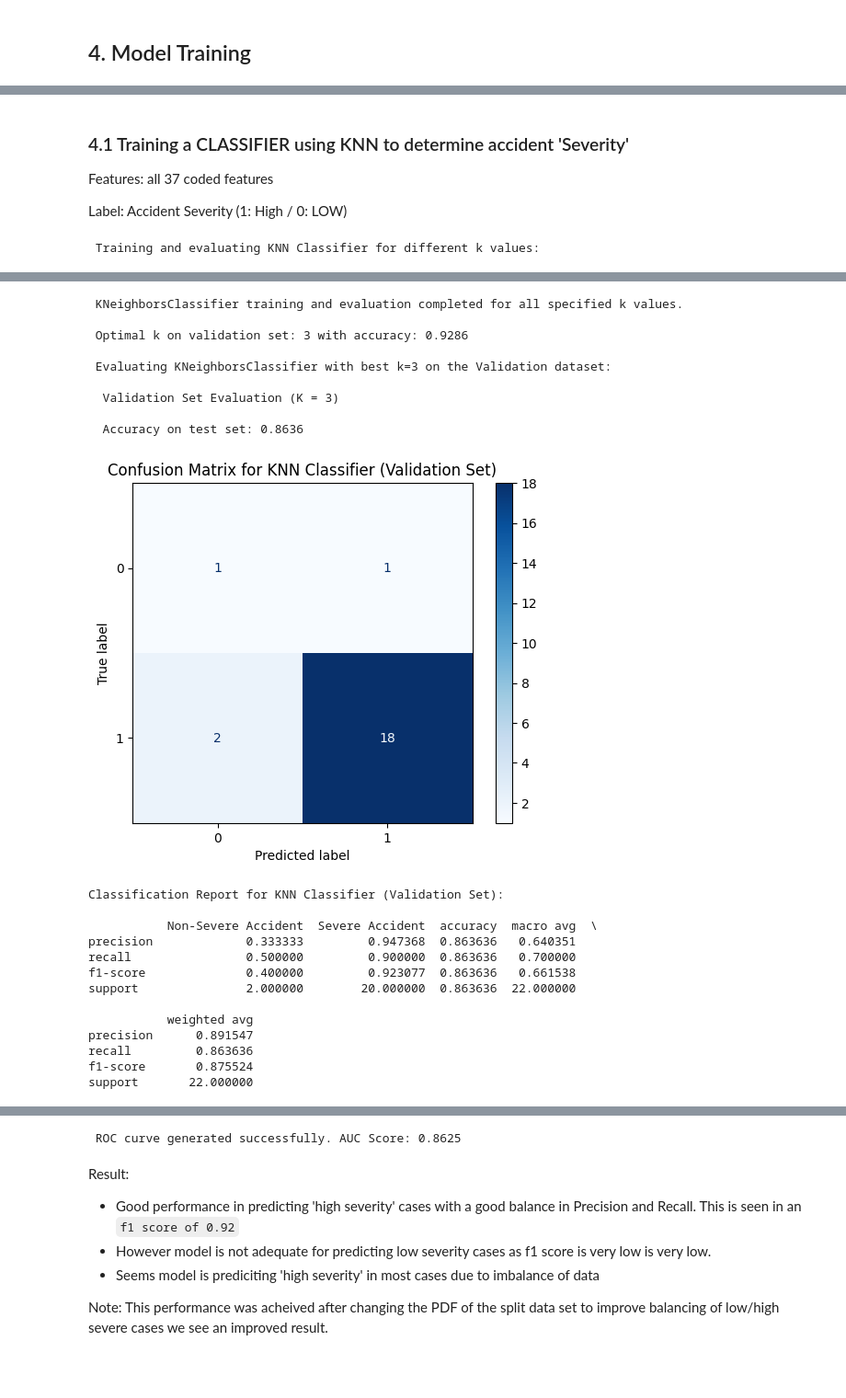
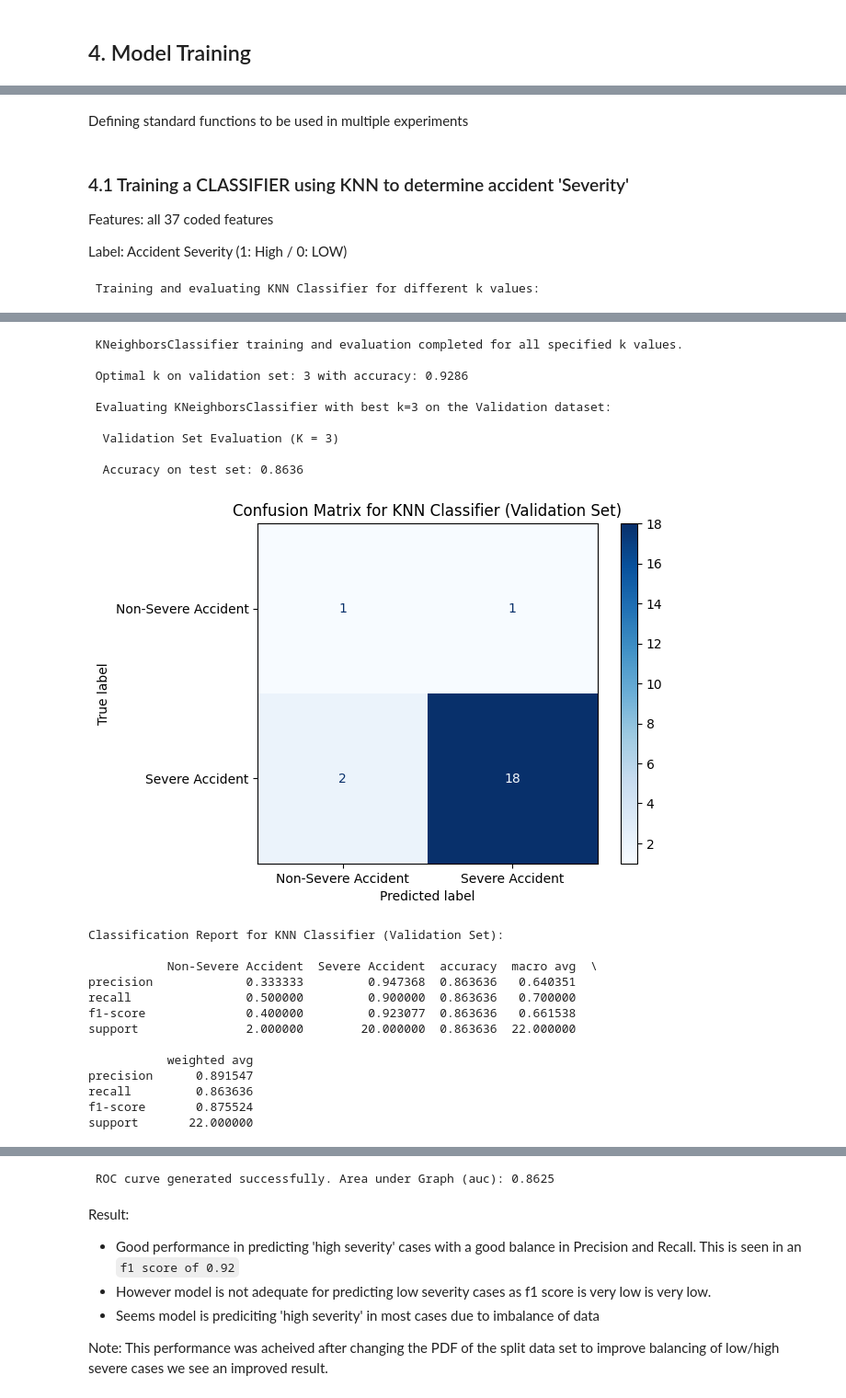
Before and after one commit to michael-vella/ics5110-assignment, a Jupyter notebook: notebooks/final/3c_KNN_MMIZZI.ipynb, the cells around one changed output, grey strips where cells are left out. Shown at 92% size. Drawn from its saved outputs; the diff is of its cells as text; code cells hidden in the pictures; blank space fills up the shorter version.

Commit message:
KNN_notebook update results

```diff
--- a/notebooks/final/3c_KNN_MMIZZI.ipynb
+++ b/notebooks/final/3c_KNN_MMIZZI.ipynb
@@ -1010,5 +1039,5 @@ Where class '0' or '1' refer to the target prediction class, that is;
 # %%
-# Create empty sample data
+# Create an empty sample data
 test_data = {
     'Test Name': [],
     'k Value': [],
@@ -1019,8 +1048,10 @@ test_data = {
     'Class 1 Recall': [],
     'Class 0 F1 Score': [],
     'Class 1 F1 Score': [],
-    'AUG': []
+    'auc': []
 }
 
 # Create DataFrame
 kpi_table = pd.DataFrame(test_data)
+# %% [markdown]
+Defining standard functions to be used in multiple experiments
@@ -1032,10 +1103,9 @@ Features:  all 37 coded features
 
 Label:     Accident Severity (1: High / 0: LOW)
 # %%
-# training model and returning results for multi hyperparamters
+# training model and returning results for multiple values of 'k'
 knn_results = knn_validation(X_train, X_test, y_train.iloc[:, 0],y_test.iloc[:, 0], k_values)
 print(f"\n KNeighborsClassifier training and evaluation completed for all specified k values.")
-
 
 # Find the best k based on validation accuracy
 best_k = max(knn_results, key=knn_results.get)
@@ -1055,23 +1125,14 @@ test_accuracy = accuracy_score(y_val.iloc[:, 0], y_pred_val)
 print(f"\n  Validation Set Evaluation (K = {best_k})")
 print(f"\n  Accuracy on test set: {test_accuracy:.4f} \n")
 
-# Generate the confusion matrix
-cm = confusion_matrix(y_val.iloc[:,0], y_pred_val)
-
-# Display the confusion matrix
-disp = ConfusionMatrixDisplay(confusion_matrix=cm, display_labels=knn_classifier_test.classes_)
-disp.plot(cmap=plt.cm.Blues)
-plt.title('Confusion Matrix for KNN Classifier (Validation Set)')
-plt.show()
-
 # Define target names for clarity in the report
 target_names = ['Non-Severe Accident', 'Severe Accident']
 
-# Generate and print the classification report
-report = classification_report(y_val.iloc[:,0], y_pred_val, target_names=target_names, output_dict=True)
+# Display the confusion matrix
+plot_confusion_matrix(y_val.iloc[:,0], y_pred_val, target_names)
 
-print("Classification Report for KNN Classifier (Validation Set): \n")
-print(pd.DataFrame(report))
+# Compute and Display classification report
+report = generate_classification_report(y_val.iloc[:,0], y_pred_val, target_names)
 
 # Get predicted probabilities for the positive class (High severity=1)
 y_pred_proba = knn_classifier_test.predict_proba(X_val)[:, 1] #changed to '1' to measure
@@ -1079,54 +1140,38 @@ y_pred_proba = knn_classifier_test.predict_proba(X_val)[:, 1] #changed to '1' to
 # Get true labels
 y_true = y_val.iloc[:, 0]
 
-# Calculate ROC curve
-fpr, tpr, thresholds = roc_curve(y_true, y_pred_proba)
-
-# Calculate AUC score
-auc_score = roc_auc_score(y_true, y_pred_proba)
-
-# Plot the ROC curve
-plt.figure(figsize=(8, 6))
-plt.plot(fpr, tpr, color='blue', label=f'ROC Curve (AUC = {auc_score:.2f})')
-plt.plot([0, 1], [0, 1], color='red', linestyle='--', label='Random Classifier')
-plt.xlabel('False Positive Rate')
-plt.ylabel('True Positive Rate')
-plt.title('Receiver Operating Characteristic (ROC) Curve for High severity Prediction')
-plt.legend()
-plt.grid(True)
-plt.show()
-
-print(f"\n ROC curve generated successfully. AUC Score: {auc_score:.4f}")
+#Plot ROC/ measure auc
+auc_score = ROC_curve(y_true, y_pred_proba)
 
 # store main conclusions in KPI matrix
 test_data = pd.DataFrame([{
     'Test Name': 'Test 4.1',
     'k Value': best_k,
     'Accuracy': test_accuracy,
     'Class 0 Precision': report[target_names[0]]['precision'],
     'Class 1 Precision': report[target_names[1]]['precision'],
     'Class 0 Recall': report[target_names[0]]['recall'],
     'Class 1 Recall': report[target_names[1]]['recall'],
     'Class 0 F1 Score': report[target_names[0]]['f1-score'],
     'Class 1 F1 Score': report[target_names[1]]['f1-score'],
-    'AUG': auc_score
+    'auc': auc_score
 
 }])
 
 kpi_table = pd.concat([kpi_table, test_data], ignore_index=True)
 # %% [output]
  Training and evaluating KNN Classifier for different k values:
 [figure]
  KNeighborsClassifier training and evaluation completed for all specified k values.
 
  Optimal k on validation set: 3 with accuracy: 0.9286
 
  Evaluating KNeighborsClassifier with best k=3 on the Validation dataset:
 
   Validation Set Evaluation (K = 3)
 
   Accuracy on test set: 0.8636
-[figure, old version]
+[figure, new version]
 Classification Report for KNN Classifier (Validation Set):
 
            Non-Severe Accident  Severe Accident  accuracy  macro avg  \
@@ -1141,7 +1186,7 @@ recall         0.863636
 f1-score       0.875524
 support       22.000000
 [figure]
- ROC curve generated successfully. AUC Score: 0.8625
+ ROC curve generated successfully. Area under Graph (auc): 0.8625
 # %% [markdown]
 Result:
  - Good performance in predicting 'high severity' cases with a good balance in Precision and Recall. This is seen in an `f1 score of 0.92`
```
Also changed, not shown: parts of 75 cells of this notebook.
